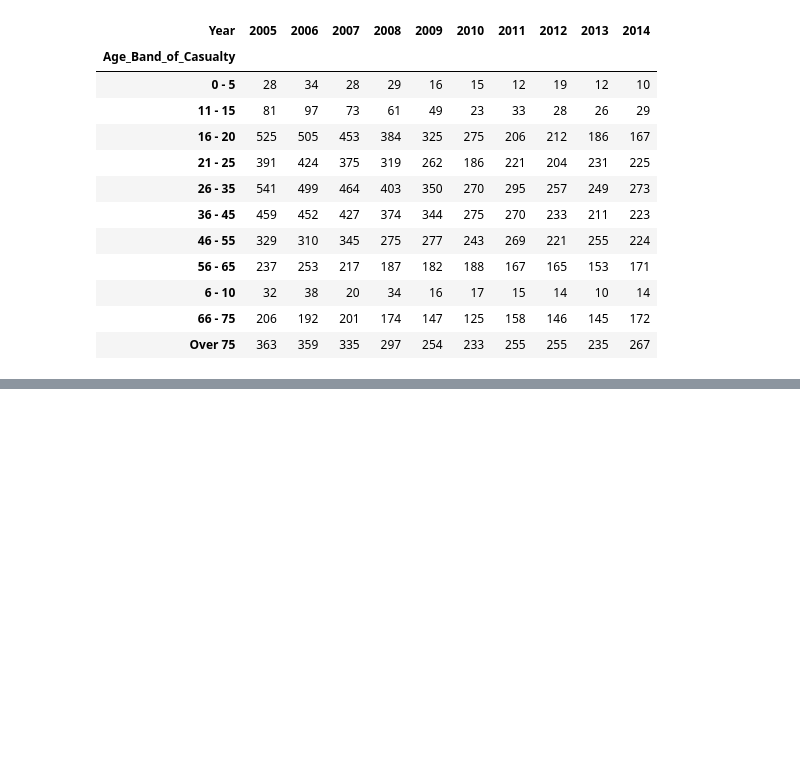
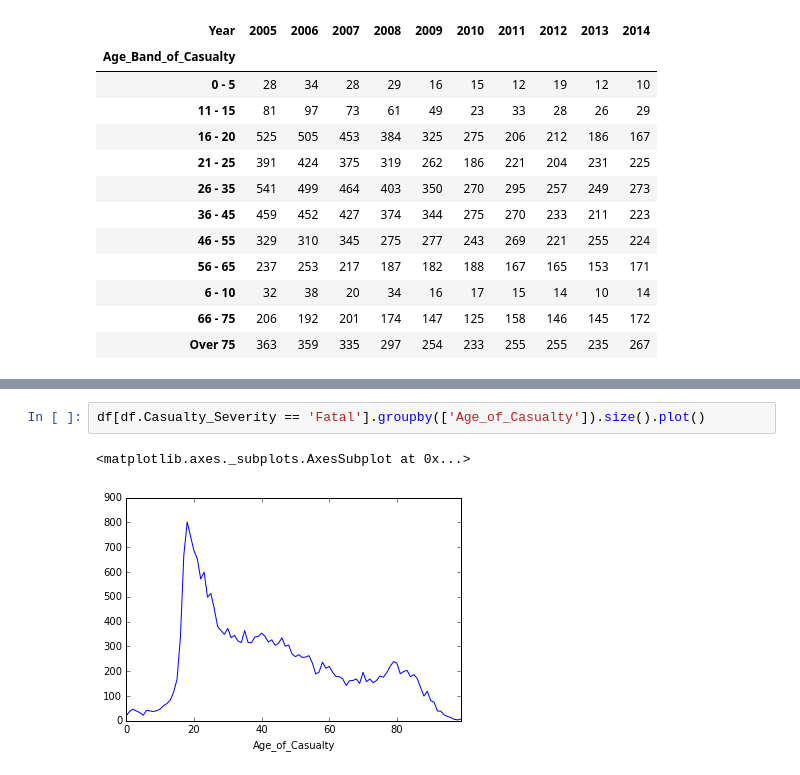
Before and after one commit to mmarto/pandas-snippets, a Jupyter notebook: casualtiesDf.ipynb, the cells around one changed output, grey strips where cells are left out. Cells and saved outputs as stored; diff of their text form; blank space fills up the shorter version.

```diff
--- a/casualtiesDf.ipynb
+++ b/casualtiesDf.ipynb
@@ -312,0 +287,5 @@ df[df.Casualty_Severity == 'Fatal'].groupby(['Year', 'Age_Band_of_Casualty', 'Se
+# %%
+df[df.Casualty_Severity == 'Fatal'].groupby(['Age_of_Casualty']).size().plot()
+# %% [output]
+<matplotlib.axes._subplots.AxesSubplot at 0x...>
+[figure, added]
```
Also changed, not shown: parts of 25 cells of this notebook.
